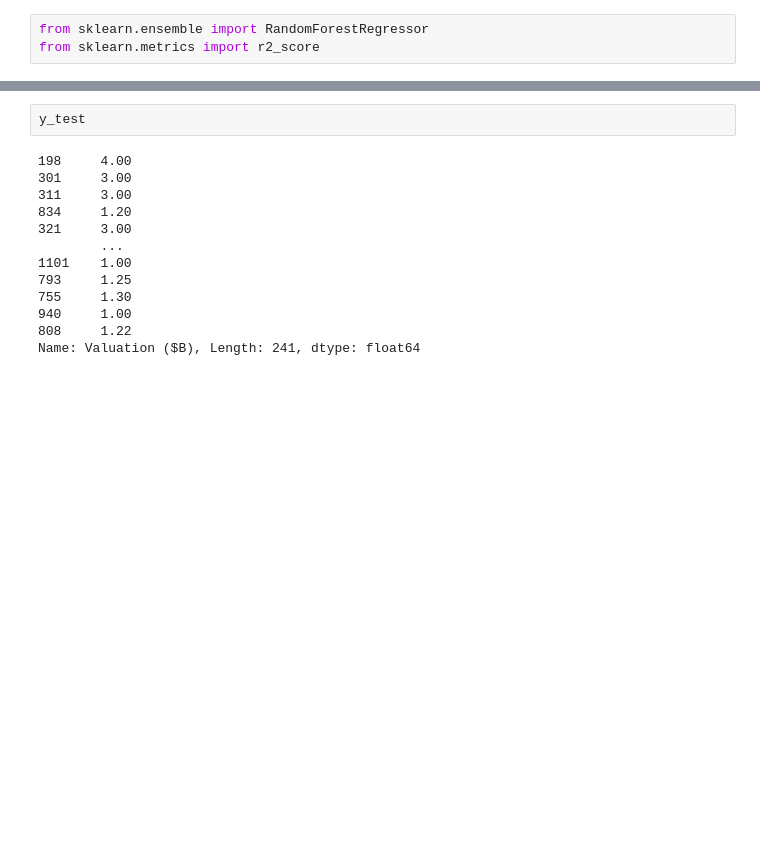
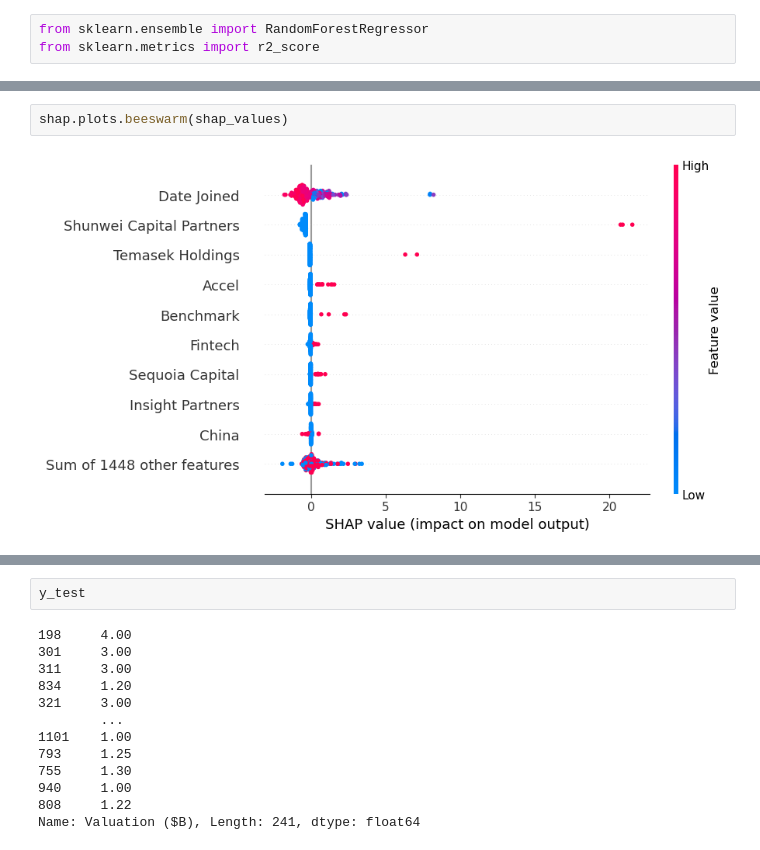
Before and after one commit to shenxinyi0322/PIC-16B-Group-Project, a Jupyter notebook: VC Random Forest Algorithm.ipynb, the cells around one changed output, grey strips where cells are left out. Drawn from its saved outputs; the diff is of its cells as text; blank space fills up the shorter version.

```diff
--- a/VC Random Forest Algorithm.ipynb
+++ b/VC Random Forest Algorithm.ipynb
@@ -179,3 +223,7 @@ R^2: -0.7691469527976409
+# %%
+shap.plots.beeswarm(shap_values)
+# %% [output]
+[figure, added]
 # %%
 y_pred
 # %% [output]
```
Also changed, not shown: parts of 11 cells of this notebook.
